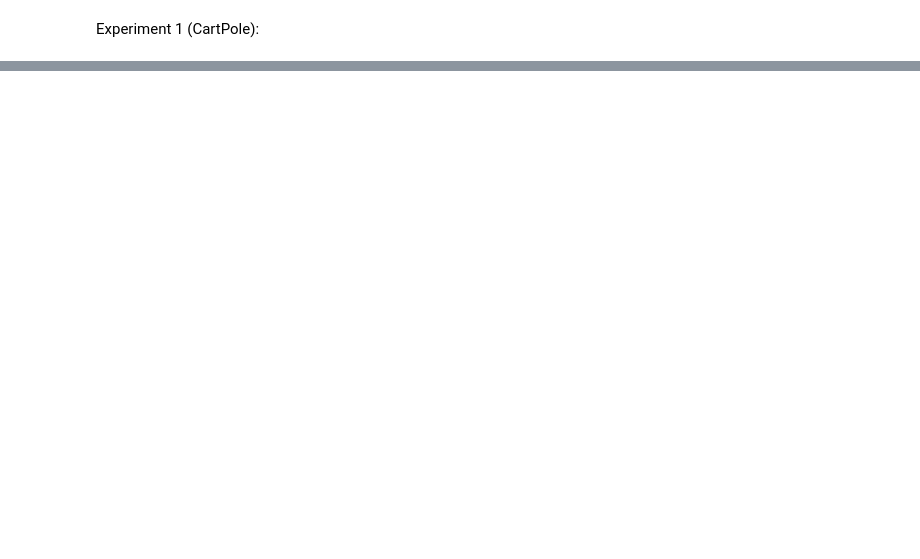
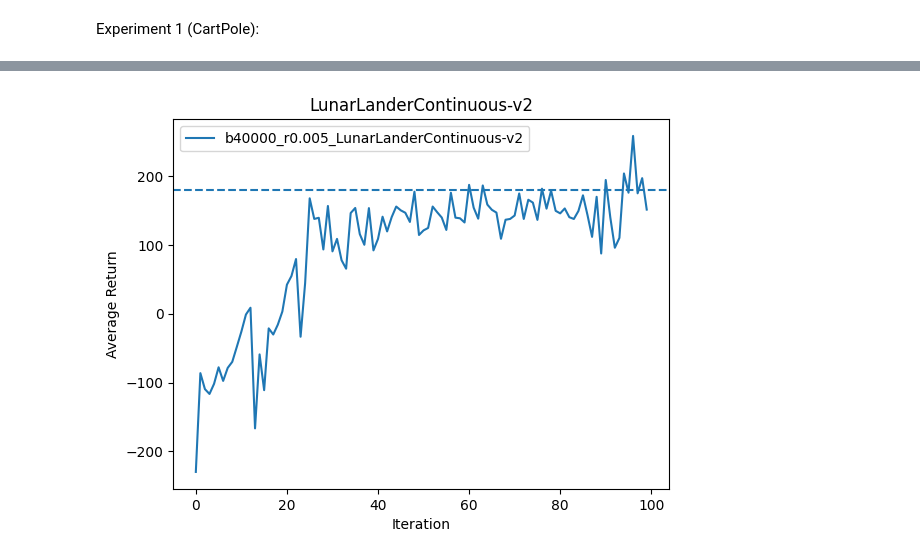
Before and after one commit to rsha256/CS285_HW, a Jupyter notebook: hw2/submit/cs285/scripts/data_viz.ipynb, the cells around one changed output, grey strips where cells are left out. Cells and saved outputs as stored; diff of their text form; code cells hidden in the pictures; blank space fills up the shorter version.

```diff
--- a/hw2/submit/cs285/scripts/data_viz.ipynb
+++ b/hw2/submit/cs285/scripts/data_viz.ipynb
@@ -53,0 +109,28 @@ gen_plot("q2_pg_q1_lb")
+# %%
+def gen_plot_lunar(file_prefix, _DEBUG=False):
+    files = glob.glob(f"../../data/{file_prefix}*")
+
+    plt.figure()
+    for file in files:
+        # Load the data from the event file.
+        event_acc = EventAccumulator(file)
+        event_acc.Reload()
+
+        if _DEBUG:
+            # Show all tags in the log file
+            print(event_acc.Tags())
+
+        times, step_nums, vals = zip(*event_acc.Scalars('Eval_AverageReturn'))
+
+        lbl = file.split("q3_")[1].split("_27")[0]
+        plt.plot(step_nums, np.array(vals), label=lbl)
+        plt.legend()
+        plt.title("LunarLanderContinuous-v2")
+    plt.axhline(180, linestyle='--')
+    plt.xlabel('Iteration')
+    plt.ylabel('Average Return')
+    plt.show()
+
+gen_plot_lunar("q2_pg_q3")
+# %% [output]
+[figure, added]
```
Also changed, not shown: parts of 9 cells of this notebook, 37 other files.
